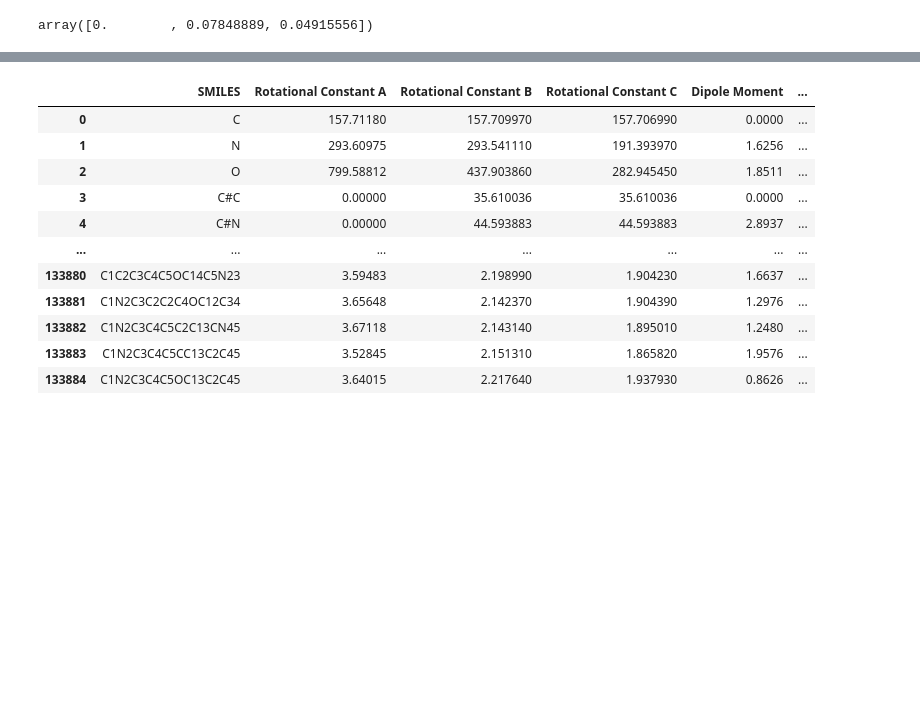
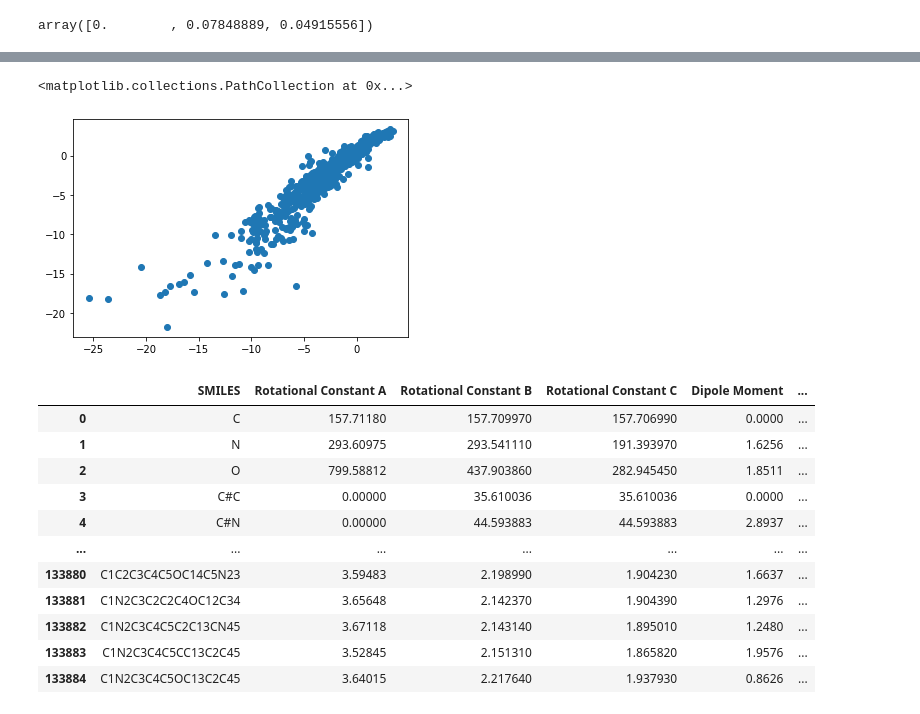
Before and after one commit to acmater/exmoset, a Jupyter notebook: Testing.ipynb, the cells around one changed output, grey strips where cells are left out. Saved outputs shown, nothing was run; the diff lists cells and outputs as text; code cells hidden in the pictures; blank space fills up the shorter version.

```diff
--- a/Testing.ipynb
+++ b/Testing.ipynb
@@ -121,3 +78,10 @@ entropy(np.array([0, 0, 0, 0, 0, 0, 0, 0, 0, 0, 0, 0, 0, 0, 0, 0, 0, 0, 0, 0, 0,
+# %%
+freesolv = pd.read_csv("../Datasets/Dataset_Analysis/FreeSolv.csv")
+datafree = freesolv[["expt","calc"]].to_numpy()
+plt.scatter(datafree[:,0],datafree[:,1])
+# %% [output]
+<matplotlib.collections.PathCollection at 0x...>
+[figure, added]
 # %%
 import pandas as pd
 import numpy as np
```
Also changed, not shown: parts of 11 cells of this notebook, 4 other files.
